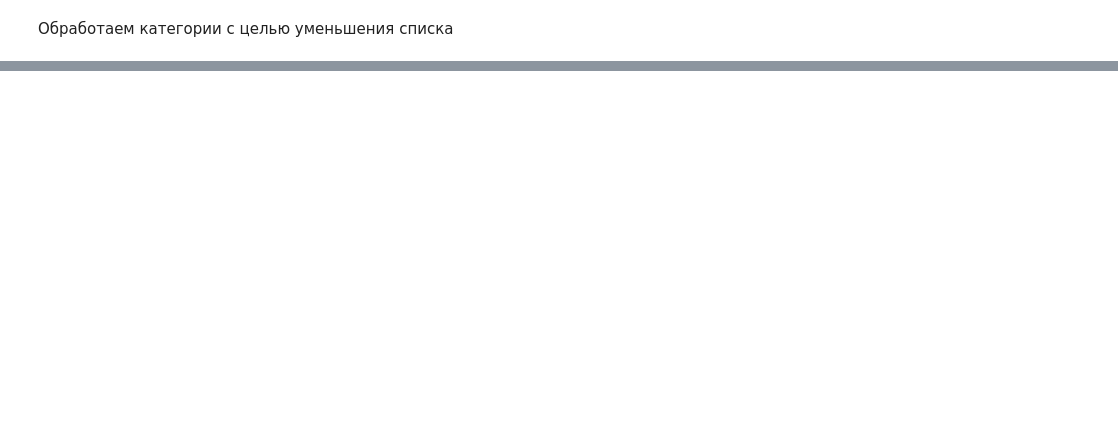
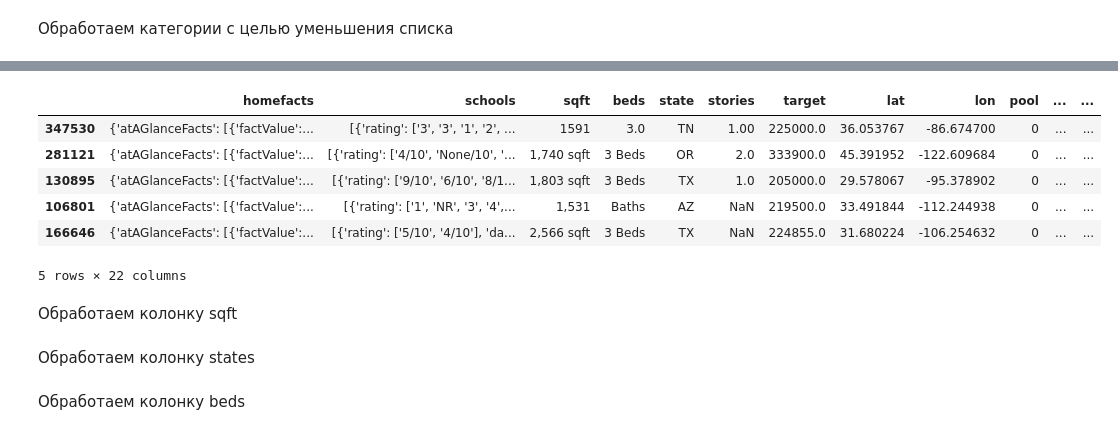
Before and after one commit to nik-gorby/diplom, a Jupyter notebook: diplom.ipynb, the cells around one changed output, grey strips where cells are left out. Drawn from its saved outputs; the diff is of its cells as text; code cells hidden in the pictures; blank space fills up the shorter version.

```diff
--- a/diplom.ipynb
+++ b/diplom.ipynb
@@ -418,2 +561,26 @@ df['property_type'].value_counts()
+# %%
+pattern = r'Not Applicable'  # Шаблон для поиска
+new_value = '0'  # Новое значение для замены
+
+df['fireplace'] = df['fireplace'].apply(replace_based_on_pattern, args=(pattern, new_value))
+# %%
+df.loc[(df['fireplace_cleaned'] != '0') & (df['fireplace_cleaned'] != 'other'), 'fireplace_cleaned'] = '1'
+# %%
+df.drop(labels=['fireplace'], axis=1, inplace=True)
+df = df.rename(columns={
+    'fireplace_cleaned': 'fireplace'
+})
+# %%
+df = pd.get_dummies(df, columns=['fireplace'], dtype=int)
 # %%
-df.sample(10)
+df.sample(5, random_state=48)
+# %% [output]
+|  | homefacts | schools | sqft | beds | state | stories | target | lat | lon | pool | ... | ... |
+| 347530 | {'atAGlanceFacts': [{'factValue':... | [{'rating': ['3', '3', '1', '2', ... | 1591 | 3.0 | TN | 1.00 | 225000.0 | 36.053767 | -86.674700 | 0 | ... | ... |
+| 281121 | {'atAGlanceFacts': [{'factValue':... | [{'rating': ['4/10', 'None/10', '... | 1,740 sqft | 3 Beds | OR | 2.0 | 333900.0 | 45.391952 | -122.609684 | 0 | ... | ... |
+| 130895 | {'atAGlanceFacts': [{'factValue':... | [{'rating': ['9/10', '6/10', '8/1... | 1,803 sqft | 3 Beds | TX | 1.0 | 205000.0 | 29.578067 | -95.378902 | 0 | ... | ... |
+| 106801 | {'atAGlanceFacts': [{'factValue':... | [{'rating': ['1', 'NR', '3', '4',... | 1,531 | Baths | AZ | NaN | 219500.0 | 33.491844 | -112.244938 | 0 | ... | ... |
+| 166646 | {'atAGlanceFacts': [{'factValue':... | [{'rating': ['5/10', '4/10'], 'da... | 2,566 sqft | 3 Beds | TX | NaN | 224855.0 | 31.680224 | -106.254632 | 0 | ... | ... |
+5 rows × 22 columns
+# %% [markdown]
+Обработаем колонку sqft
@@ -419,0 +593,2 @@ df.sample(10)
+# %% [markdown]
+Обработаем колонку states
@@ -419,0 +604,2 @@ df.sample(10)
+# %% [markdown]
+Обработаем колонку beds
```
Also changed, not shown: parts of 58 cells of this notebook, 2 other files.
